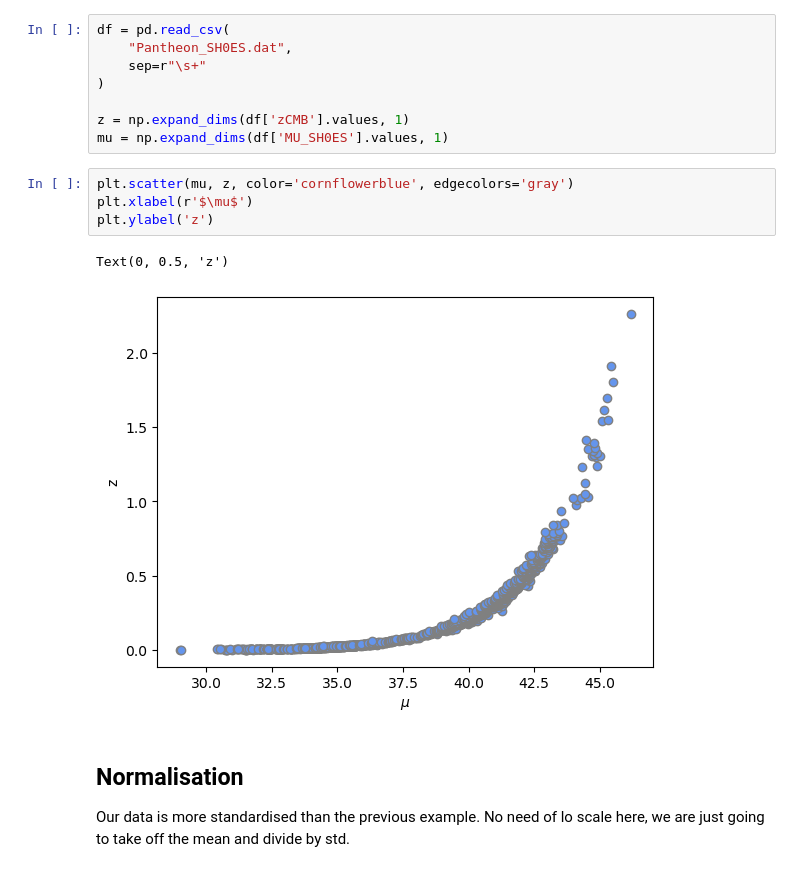
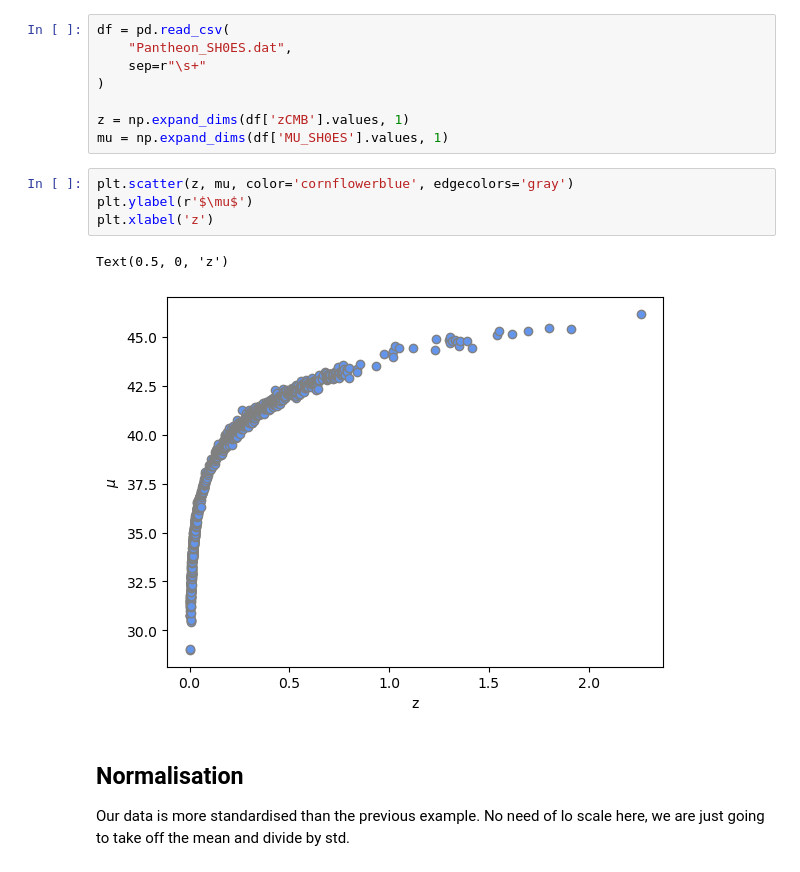
Before and after one commit to mhuertascompany/euclid-school-2026, a Jupyter notebook: Y1/notebooks/2-non_linear_regression.ipynb, the cells around one changed output. Saved outputs shown, nothing was run; the diff lists cells and outputs as text.

```diff
--- a/Y1/notebooks/2-non_linear_regression.ipynb
+++ b/Y1/notebooks/2-non_linear_regression.ipynb
@@ -50,12 +50,12 @@ df = pd.read_csv(
 z = np.expand_dims(df['zCMB'].values, 1)
 mu = np.expand_dims(df['MU_SH0ES'].values, 1)
 # %%
-plt.scatter(mu, z, color='cornflowerblue', edgecolors='gray')
-plt.xlabel(r'$\mu$')
-plt.ylabel('z')
+plt.scatter(z, mu, color='cornflowerblue', edgecolors='gray')
+plt.ylabel(r'$\mu$')
+plt.xlabel('z')
 # %% [output]
-Text(0, 0.5, 'z')
+Text(0.5, 0, 'z')
-[figure, old version]
+[figure, new version]
 # %% [markdown]
 ## Normalisation
 Our data is more standardised than the previous example. No need of lo scale here, we are just going to take off the mean and divide by std.
```
Also changed, not shown: parts of 5 cells of this notebook.
